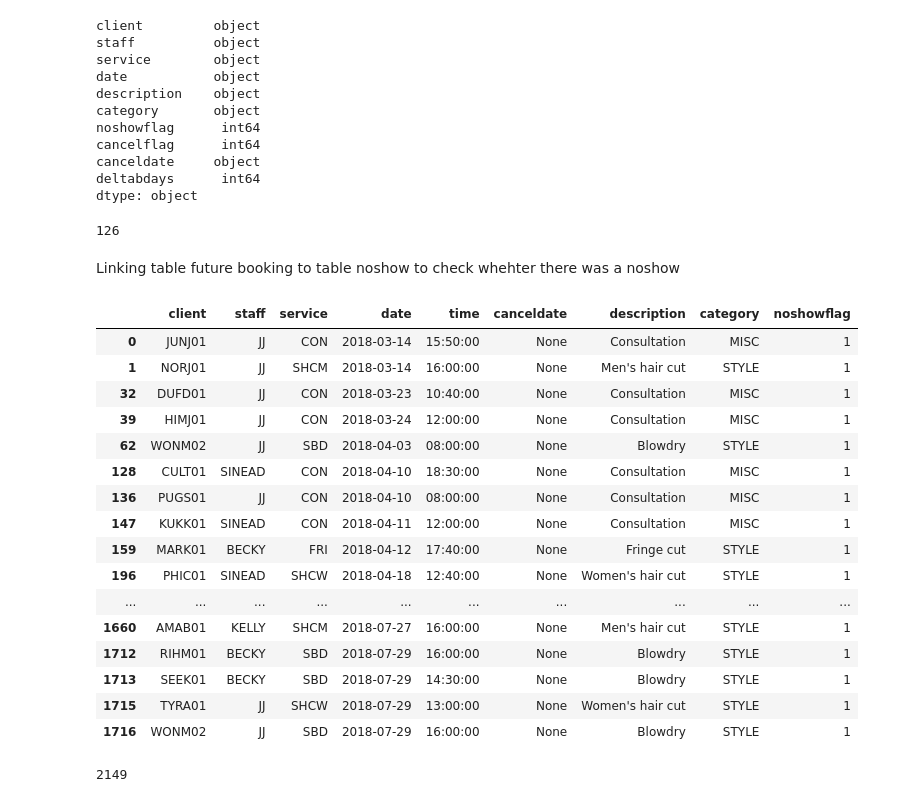
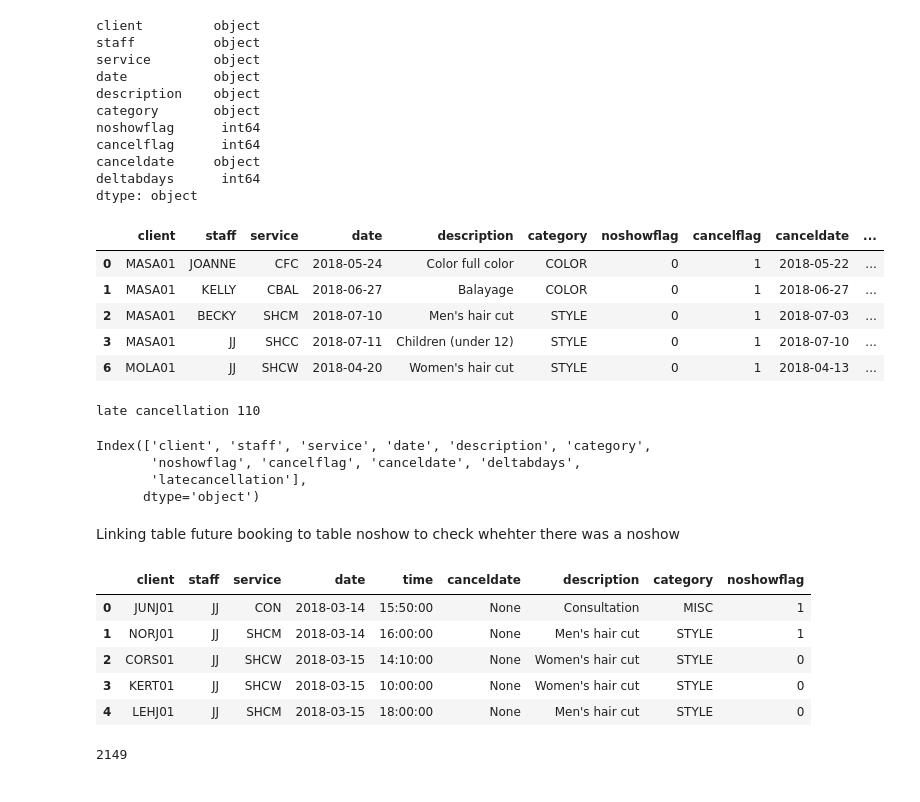
Before and after one commit to ericma007/p1, a Jupyter notebook: notebooks/init-database-exploration.ipynb, the cells around one changed output. Saved outputs shown, nothing was run; the diff lists cells and outputs as text; code cells hidden in the pictures.

```diff
--- a/notebooks/init-database-exploration.ipynb
+++ b/notebooks/init-database-exploration.ipynb
@@ -615,41 +643,44 @@ cancelflag      int64
 canceldate     object
 deltabdays      int64
 dtype: object
+# %%
+cancellations2.head()
+# %% [output]
+|  | client | staff | service | date | description | category | noshowflag | cancelflag | canceldate | ... |
+| 0 | MASA01 | JOANNE | CFC | 2018-05-24 | Color full color | COLOR | 0 | 1 | 2018-05-22 | ... |
+| 1 | MASA01 | KELLY | CBAL | 2018-06-27 | Balayage | COLOR | 0 | 1 | 2018-06-27 | ... |
+| 2 | MASA01 | BECKY | SHCM | 2018-07-10 | Men's hair cut | STYLE | 0 | 1 | 2018-07-03 | ... |
+| 3 | MASA01 | JJ | SHCC | 2018-07-11 | Children (under 12) | STYLE | 0 | 1 | 2018-07-10 | ... |
+| 6 | MOLA01 | JJ | SHCW | 2018-04-20 | Women's hair cut | STYLE | 0 | 1 | 2018-04-13 | ... |
 # %%
 cancellations2["latecancellation"]=0
 cancellations2.loc[(cancellations2.deltabdays==0) | (cancellations2.deltabdays==1),"latecancellation"]=1
-len(cancellations2[(cancellations2.latecancellation==1)])
+print('late cancellation',len(cancellations2[(cancellations2.latecancellation==1)]))
+cancellations2.columns
 # %% [output]
-126
+late cancellation 110
+Index(['client', 'staff', 'service', 'date', 'description', 'category',
+       'noshowflag', 'cancelflag', 'canceldate', 'deltabdays',
+       'latecancellation'],
+      dtype='object')
 # %% [markdown]
 Linking table future booking to table noshow to check whehter there was a noshow
 # %%
 query="""select vfb.code client,vfb.staff,vfb.service, vfb.date, vfb.time,
         NULL canceldate, description, category,
         CASE WHEN (n.date IS NULL or n.code IS NULL or n.service IS NULL or n.staff IS NULL) then 0 else 1 end noshowflag
         from vfb
         left join noshow n on n.date=vfb.date and n.code=vfb.code and n.service=vfb.service and n.staff=vfb.staff """
 resquery=readSQL(query)
-noshowflag=resquery[resquery.noshowflag==1]
-noshowflag
+noshowflag=resquery
+noshowflag.head()
 # %% [output]
 |  | client | staff | service | date | time | canceldate | description | category | noshowflag |
 | 0 | JUNJ01 | JJ | CON | 2018-03-14 | 15:50:00 | None | Consultation | MISC | 1 |
 | 1 | NORJ01 | JJ | SHCM | 2018-03-14 | 16:00:00 | None | Men's hair cut | STYLE | 1 |
-| 32 | DUFD01 | JJ | CON | 2018-03-23 | 10:40:00 | None | Consultation | MISC | 1 |
-| 39 | HIMJ01 | JJ | CON | 2018-03-24 | 12:00:00 | None | Consultation | MISC | 1 |
-| 62 | WONM02 | JJ | SBD | 2018-04-03 | 08:00:00 | None | Blowdry | STYLE | 1 |
-| 128 | CULT01 | SINEAD | CON | 2018-04-10 | 18:30:00 | None | Consultation | MISC | 1 |
-| 136 | PUGS01 | JJ | CON | 2018-04-10 | 08:00:00 | None | Consultation | MISC | 1 |
-| 147 | KUKK01 | SINEAD | CON | 2018-04-11 | 12:00:00 | None | Consultation | MISC | 1 |
-| 159 | MARK01 | BECKY | FRI | 2018-04-12 | 17:40:00 | None | Fringe cut | STYLE | 1 |
-| 196 | PHIC01 | SINEAD | SHCW | 2018-04-18 | 12:40:00 | None | Women's hair cut | STYLE | 1 |
-| ... | ... | ... | ... | ... | ... | ... | ... | ... | ... |
-| 1660 | AMAB01 | KELLY | SHCM | 2018-07-27 | 16:00:00 | None | Men's hair cut | STYLE | 1 |
-| 1712 | RIHM01 | BECKY | SBD | 2018-07-29 | 16:00:00 | None | Blowdry | STYLE | 1 |
-| 1713 | SEEK01 | BECKY | SBD | 2018-07-29 | 14:30:00 | None | Blowdry | STYLE | 1 |
-| 1715 | TYRA01 | JJ | SHCW | 2018-07-29 | 13:00:00 | None | Women's hair cut | STYLE | 1 |
-| 1716 | WONM02 | JJ | SBD | 2018-07-29 | 16:00:00 | None | Blowdry | STYLE | 1 |
+| 2 | CORS01 | JJ | SHCW | 2018-03-15 | 14:10:00 | None | Women's hair cut | STYLE | 0 |
+| 3 | KERT01 | JJ | SHCW | 2018-03-15 | 10:00:00 | None | Women's hair cut | STYLE | 0 |
+| 4 | LEHJ01 | JJ | SHCM | 2018-03-15 | 18:00:00 | None | Men's hair cut | STYLE | 0 |
 # %%
 #create view vbooking including
 #   1) all appointments that were held since 14/03/2018 and future appointments occuring after 29/07/2018 with inidcation of no-show flag
```
Also changed, not shown: parts of 9 cells of this notebook, 4 other files.
